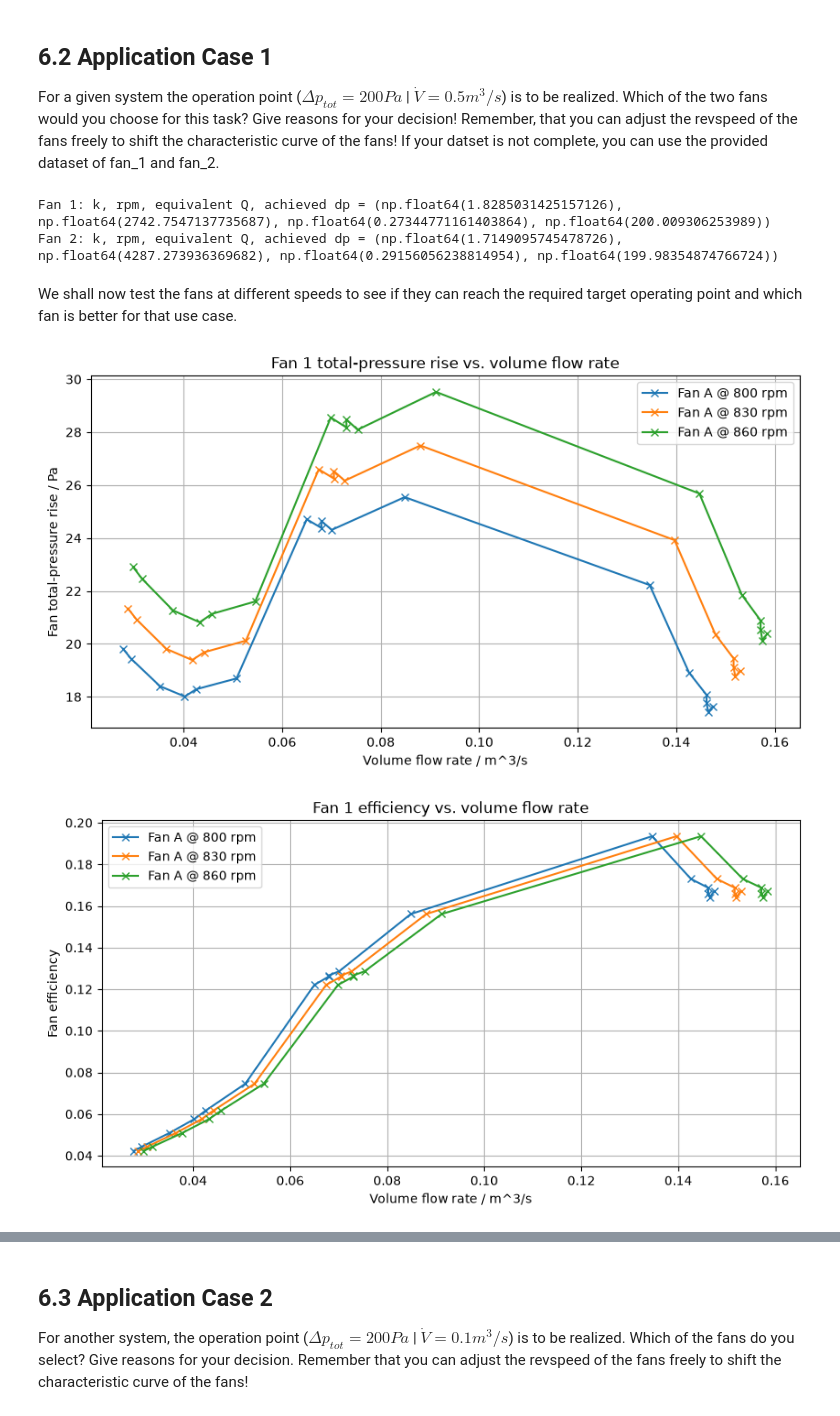
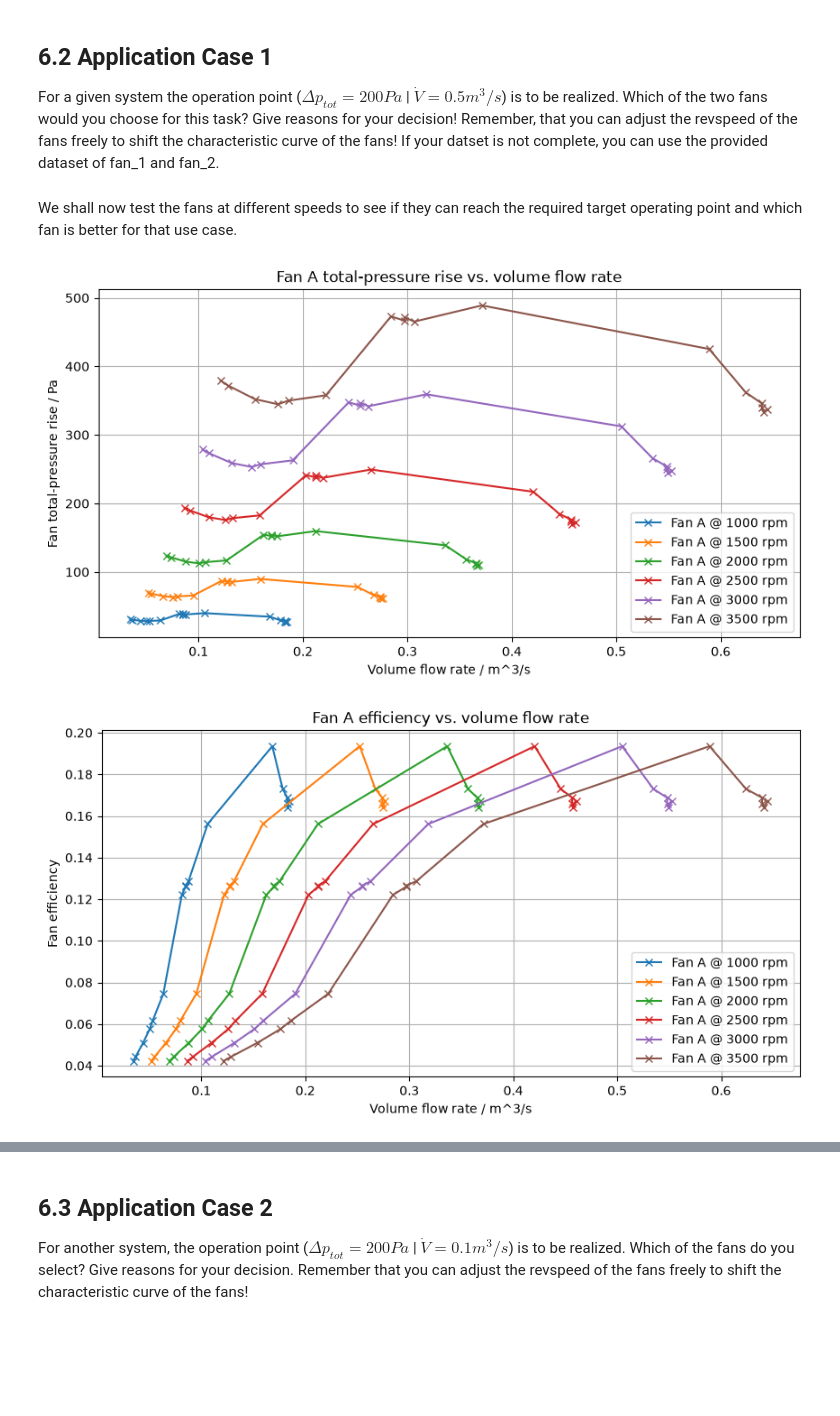
Before and after one commit to LOP-POL/MUP_LAB_FAN, a Jupyter notebook: LabCourse_PythonEvaluation_SOLVED.ipynb, the cells around one changed output, grey strips where cells are left out. Cells and saved outputs as stored; diff of their text form; code cells hidden in the pictures; blank space fills up the shorter version.

```diff
--- a/LabCourse_PythonEvaluation_SOLVED.ipynb
+++ b/LabCourse_PythonEvaluation_SOLVED.ipynb
@@ -520,6 +595,8 @@ At the right end of the fan curve the fan total-pressure rise approaches zero, b
 # %% [markdown]
 This function takes an array of fan speeds you would like to try out an plots the resulting Pressure and efficiency curves so as to see if an adjustment of speed will allow us to reac the targets stated in sections 6.2 and 6.3.
 # %%
+target_speeds_A = [x for x in range(1000,4000,500)]
+target_speeds_C = [x for x in range(1000,4000,500)]
 def plot_fan_curves_at_speeds(speeds,Fan="C",vfr=vfr_1,dptot=dptot_1,P_Fluid=P_Fluid_1,P_M = P_M_1,n_measured = df1['fan_speed']):
     """Plot scaled fan curves for a Fan at the requested speeds."""
     def scale_fan1(vfr, dptot, P_Fluid, P_M, n_measured, n_target):
@@ -548,7 +625,7 @@ def plot_fan_curves_at_speeds(speeds,Fan="C",vfr=vfr_1,dptot=dptot_1,P_Fluid=P_F
     for n_target in speeds:
         v1, d1, eta1 = scale_fan1(vfr_1, dptot_1, P_Fluid_1, P_M_1, df1['fan_speed'], n_target)
         plt.plot(v1, eta1, marker='x', linestyle='-', label=f'Fan {Fan} @ {n_target:.0f} rpm')
-    plt.title('Fan 1 efficiency vs. volume flow rate')
+    plt.title(f'Fan {Fan} efficiency vs. volume flow rate')
     plt.xlabel('Volume flow rate / m^3/s')
     plt.ylabel('Fan efficiency')
     plt.grid(True)
@@ -560,31 +637,11 @@ For a given system the operation point ($\Delta p_{tot}=200 Pa$ | $\dot{V}=0.5 m
 Which of the two fans would you choose for this task? Give reasons for your decision!</br>
 Remember, that you can adjust the revspeed of the fans freely to shift the characteristic curve of the fans!</br>
 If your datset is not complete, you can use the provided dataset of fan_1 and fan_2.
-# %%
-# Helper: find the speed factor k for which k^2 * dp_ref(Q_target/k) = dp_target.
-def required_speed_from_fit(Q_target, dp_target, fit_pressure, n_reference,
-                            k_min=0.2, k_max=6.0, number=200000):
-    k = np.linspace(k_min, k_max, number)
-    Q_equivalent = Q_target / k
-    dp_scaled = k**2 * np.polyval(fit_pressure, Q_equivalent)
-    idx = np.argmin(np.abs(dp_scaled - dp_target))
-    return k[idx], n_reference * k[idx], Q_equivalent[idx], dp_scaled[idx]
-
-Q_target_1, dp_target_1 = 0.5, 200.0
-res_1_fan1 = required_speed_from_fit(Q_target_1, dp_target_1, fit_fan1, 1500.0)
-res_1_fan2 = required_speed_from_fit(Q_target_1, dp_target_1, fit_fan2, 2500.0)
-print('Fan 1: k, rpm, equivalent Q, achieved dp =', res_1_fan1)
-print('Fan 2: k, rpm, equivalent Q, achieved dp =', res_1_fan2)
-# %% [output]
-Fan 1: k, rpm, equivalent Q, achieved dp = (np.float64(1.8285031425157126), np.float64(2742.7547137735687), np.float64(0.27344771161403864), np.float64(200.009306253989))
-Fan 2: k, rpm, equivalent Q, achieved dp = (np.float64(1.7149095745478726), np.float64(4287.273936369682), np.float64(0.29156056238814954), np.float64(199.98354874766724))
 # %% [markdown]
 We shall now test the fans at different speeds to see if they can reach the required target operating point and which fan is better for that use case.
 # %%
-target_speeds_A = [800, 830, 860]
-target_speeds_C = [3000, 3350, 4000]
 plot_fan_curves_at_speeds(target_speeds_A, "A")
 plot_fan_curves_at_speeds(target_speeds_C,"C",vfr_2,dptot_2,P_Fluid_2,P_M_2,df2['fan_speed'])
 # %% [output]
-[figure, old version]
+[figure, new version]
-[figure, old version]
+[figure, new version]
```
Also changed, not shown: parts of 11 cells of this notebook, 4 other files.
